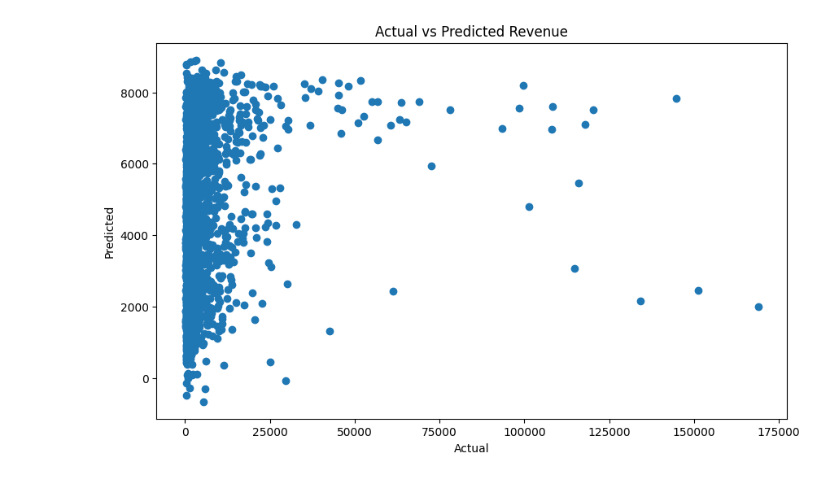
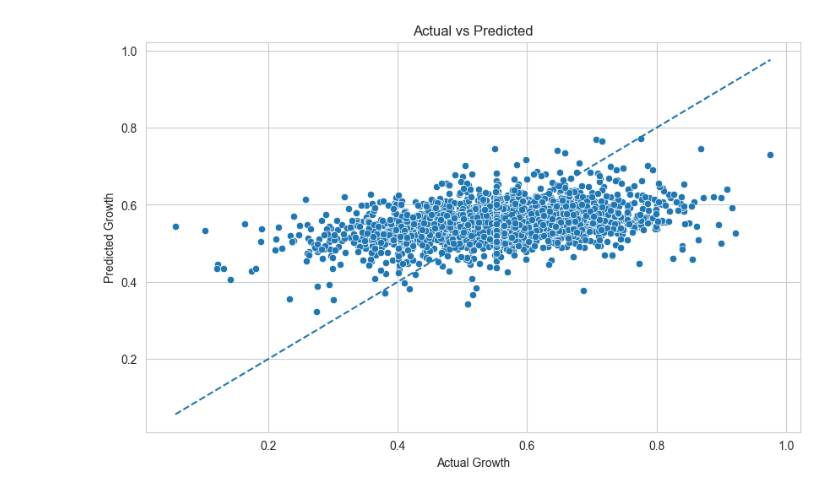
Before and after one commit to KuhuVyas/ESG-Financial-Metrics-Analysis-, a Jupyter notebook: 04_Machine_Learning_Model.ipynb, the cells around one changed output. Saved outputs shown, nothing was run; the diff lists cells and outputs as text; code cells hidden in the pictures.

Commit message:
updated and corrected model

```diff
--- a/04_Machine_Learning_Model.ipynb
+++ b/04_Machine_Learning_Model.ipynb
@@ -77,0 +30,2 @@ X.head()
+# %%
+target = 'growth_rate'
@@ -137,0 +60,10 @@ metrics
+# %%
+rf = RandomForestRegressor(
+    n_estimators=200,
+    max_depth=8,
+    random_state=42
+)
+
+rf.fit(X_train, y_train)
+
+y_pred_rf = rf.predict(X_test)
@@ -137,0 +89,19 @@ metrics
+# %%
+params = {
+    'n_estimators': [100, 200],
+    'max_depth': [5, 8, 12]
+}
+
+grid = GridSearchCV(
+    RandomForestRegressor(random_state=42),
+    param_grid=params,
+    cv=5
+)
+
+grid.fit(X_train, y_train)
+
+best_model = grid.best_estimator_
+
+y_pred_best = best_model.predict(X_test)
+
+evaluate(y_test, y_pred_best, "Tuned Random Forest")
@@ -138,11 +141,10 @@ metrics
 # %%
-# Cell 10
-#TODO ESG_S12 - Check Accuracy
-plt.figure(figsize=(10,6))
-plt.scatter(y_test, y_pred)
-plt.title("Actual vs Predicted Revenue")
-plt.xlabel("Actual")
-plt.ylabel("Predicted")
+sns.scatterplot(x=y_test, y=y_pred_best)
+plt.plot([y_test.min(), y_test.max()], [y_test.min(), y_test.max()], '--')
+
+plt.title("Actual vs Predicted")
+plt.xlabel("Actual Growth")
+plt.ylabel("Predicted Growth")
 plt.show()
 # %% [output]
-[figure, old version]
+[figure, new version]
```
Also changed, not shown: parts of 24 cells of this notebook, 1 other file.
